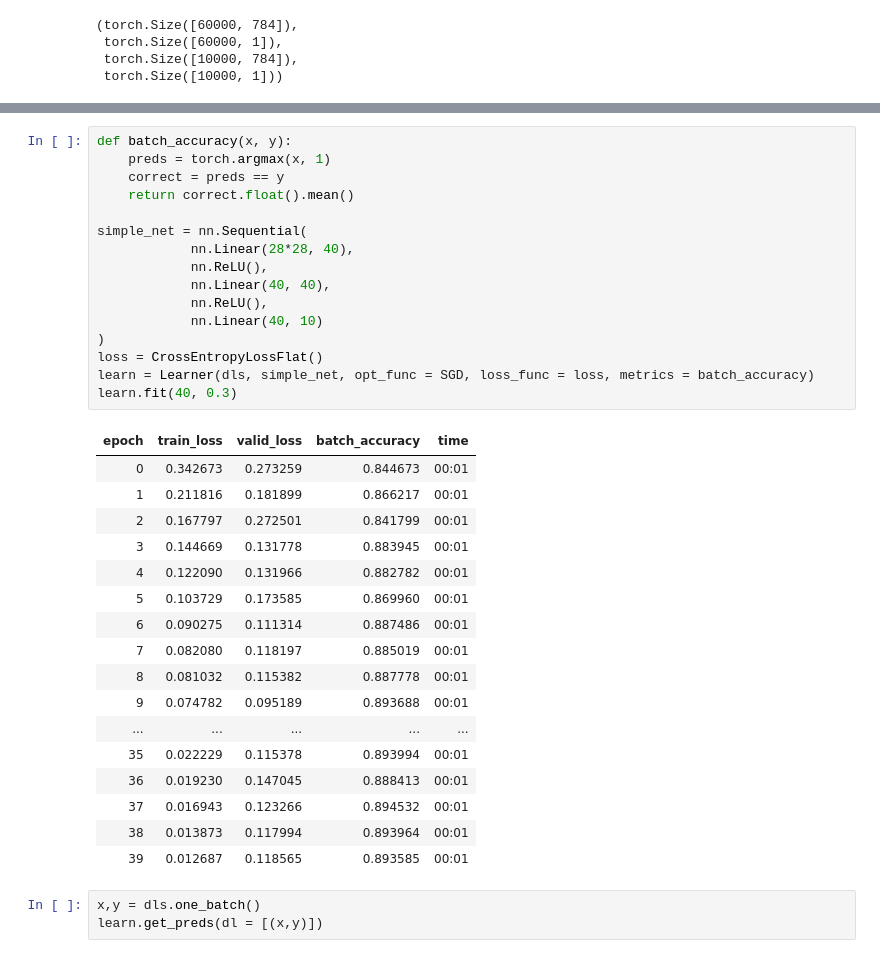
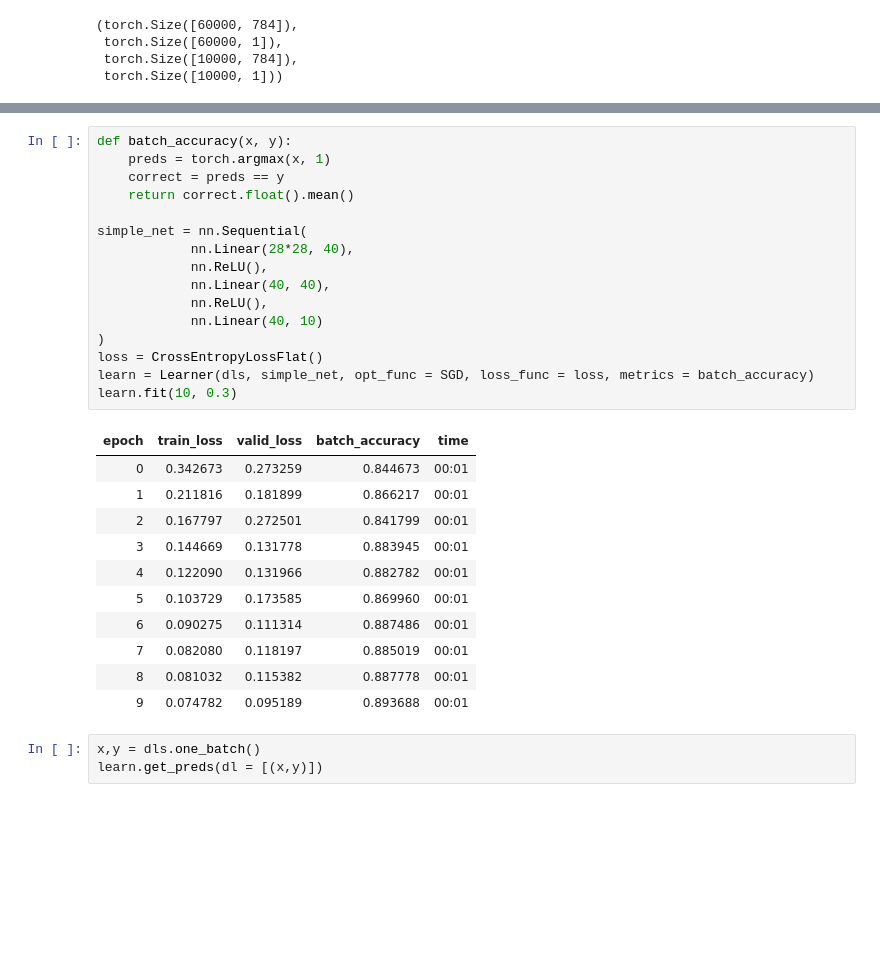
Before and after one commit to george-kan/fastai, a Jupyter notebook: Mnist_full.ipynb, the cells around one changed output, grey strips where cells are left out. Cells and saved outputs as stored; diff of their text form; blank space fills up the shorter version.

```diff
--- a/Mnist_full.ipynb
+++ b/Mnist_full.ipynb
@@ -79,37 +115,31 @@ df.style.set_properties(**{'font-size':'6pt'}).background_gradient('Greys')
 # %%
 def batch_accuracy(x, y):
     preds = torch.argmax(x, 1)
     correct = preds == y
     return correct.float().mean()
 
 simple_net = nn.Sequential(
             nn.Linear(28*28, 40),
             nn.ReLU(),
             nn.Linear(40, 40),
             nn.ReLU(),
             nn.Linear(40, 10)
 )
 loss = CrossEntropyLossFlat()
 learn = Learner(dls, simple_net, opt_func = SGD, loss_func = loss, metrics = batch_accuracy)
-learn.fit(40, 0.3)
+learn.fit(10, 0.3)
 # %% [output]
 | epoch | train_loss | valid_loss | batch_accuracy | time |
 | 0 | 0.342673 | 0.273259 | 0.844673 | 00:01 |
 | 1 | 0.211816 | 0.181899 | 0.866217 | 00:01 |
 | 2 | 0.167797 | 0.272501 | 0.841799 | 00:01 |
 | 3 | 0.144669 | 0.131778 | 0.883945 | 00:01 |
 | 4 | 0.122090 | 0.131966 | 0.882782 | 00:01 |
 | 5 | 0.103729 | 0.173585 | 0.869960 | 00:01 |
 | 6 | 0.090275 | 0.111314 | 0.887486 | 00:01 |
 | 7 | 0.082080 | 0.118197 | 0.885019 | 00:01 |
 | 8 | 0.081032 | 0.115382 | 0.887778 | 00:01 |
 | 9 | 0.074782 | 0.095189 | 0.893688 | 00:01 |
-| ... | ... | ... | ... | ... |
-| 35 | 0.022229 | 0.115378 | 0.893994 | 00:01 |
-| 36 | 0.019230 | 0.147045 | 0.888413 | 00:01 |
-| 37 | 0.016943 | 0.123266 | 0.894532 | 00:01 |
-| 38 | 0.013873 | 0.117994 | 0.893964 | 00:01 |
-| 39 | 0.012687 | 0.118565 | 0.893585 | 00:01 |
 # %%
 x,y = dls.one_batch()
 learn.get_preds(dl = [(x,y)])
```
Also changed, not shown: parts of 13 cells of this notebook.
